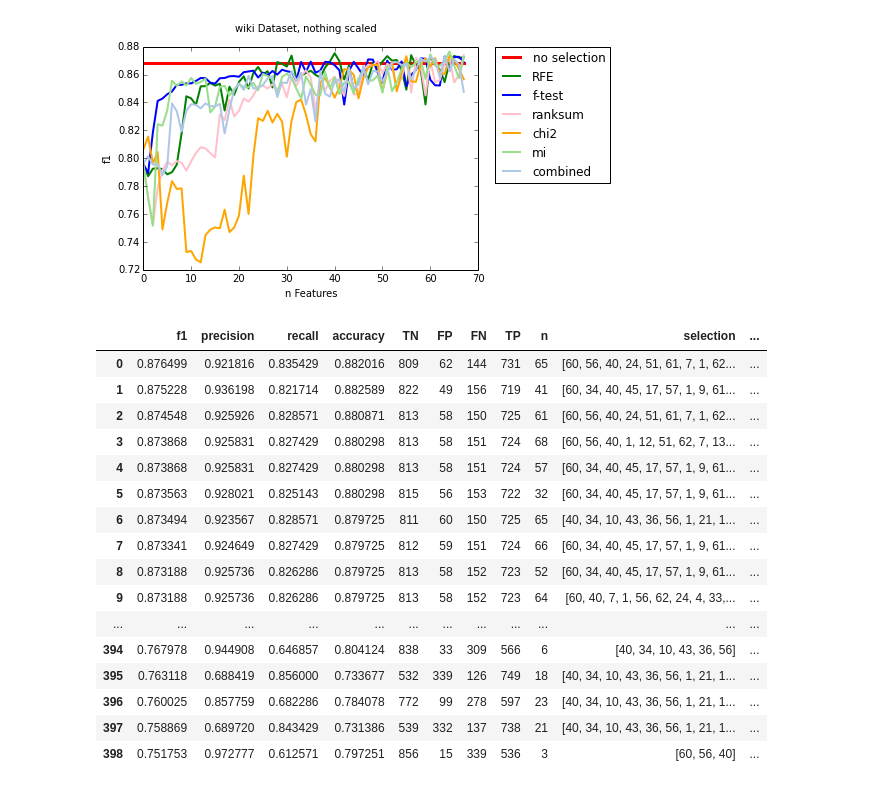
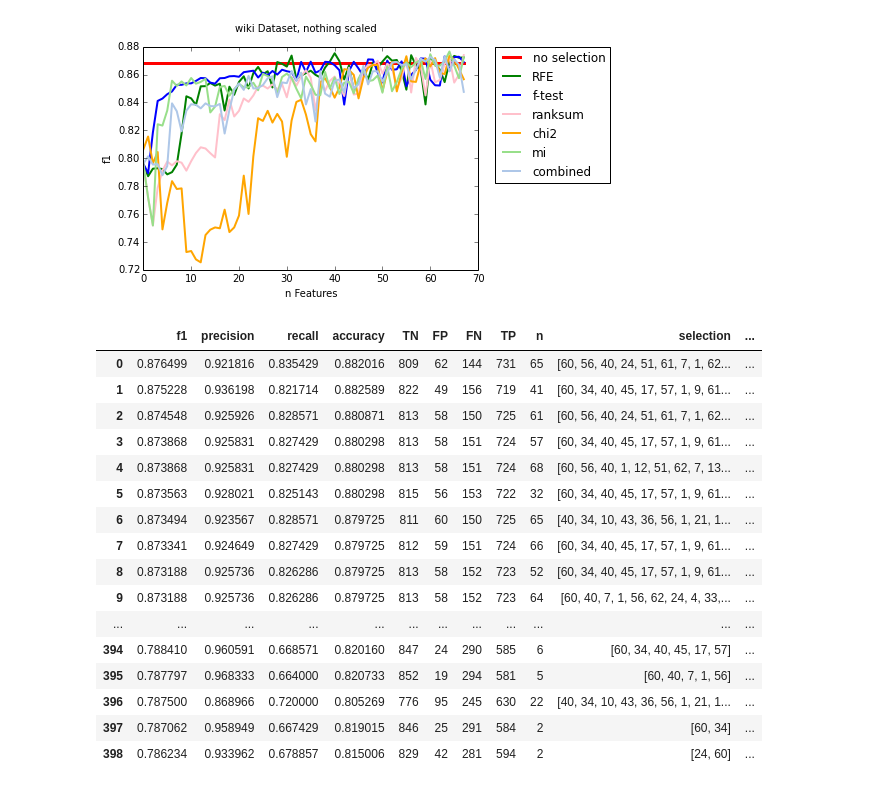
Before and after one commit to nischikata/AggressivenessClassification, a Jupyter notebook: test_stepwise_selection.ipynb, the cells around one changed output. Saved outputs shown, nothing was run; the diff lists cells and outputs as text; code cells hidden in the pictures.

```diff
--- a/test_stepwise_selection.ipynb
+++ b/test_stepwise_selection.ipynb
@@ -110,31 +58,31 @@ results.loc[results['source'] == 'RFE']
 # %%
 # WIKI
 
-w_dfs = get_stepwise_results(w_dev, w_val, w_filename, 'Datasets/W_SELECTIONS_RFE.csv')
+w_dfs = get_stepwise_results(w_dev, w_val, w_filename, w_rfe)
 w1_results = get_logReg_featureSelectionResults(w_dfs, w_lasso, out="Datasets/W_MODEL_LR_results.csv")
 
 
 plot_score(w_dfs, scorename='f1', start=0, end=69, title="wiki Dataset, nothing scaled")
 import pandas as pd
 pd.set_option('display.max_rows', len(w1_results))
 w1_results
 # %% [output]
 [figure]
 |  | f1 | precision | recall | accuracy | TN | FP | FN | TP | n | selection | ... |
 | 0 | 0.876499 | 0.921816 | 0.835429 | 0.882016 | 809 | 62 | 144 | 731 | 65 | [60, 56, 40, 24, 51, 61, 7, 1, 62... | ... |
 | 1 | 0.875228 | 0.936198 | 0.821714 | 0.882589 | 822 | 49 | 156 | 719 | 41 | [60, 34, 40, 45, 17, 57, 1, 9, 61... | ... |
 | 2 | 0.874548 | 0.925926 | 0.828571 | 0.880871 | 813 | 58 | 150 | 725 | 61 | [60, 56, 40, 24, 51, 61, 7, 1, 62... | ... |
-| 3 | 0.873868 | 0.925831 | 0.827429 | 0.880298 | 813 | 58 | 151 | 724 | 68 | [60, 56, 40, 1, 12, 51, 62, 7, 13... | ... |
-| 4 | 0.873868 | 0.925831 | 0.827429 | 0.880298 | 813 | 58 | 151 | 724 | 57 | [60, 34, 40, 45, 17, 57, 1, 9, 61... | ... |
+| 3 | 0.873868 | 0.925831 | 0.827429 | 0.880298 | 813 | 58 | 151 | 724 | 57 | [60, 34, 40, 45, 17, 57, 1, 9, 61... | ... |
+| 4 | 0.873868 | 0.925831 | 0.827429 | 0.880298 | 813 | 58 | 151 | 724 | 68 | [60, 56, 40, 1, 12, 51, 62, 7, 13... | ... |
 | 5 | 0.873563 | 0.928021 | 0.825143 | 0.880298 | 815 | 56 | 153 | 722 | 32 | [60, 34, 40, 45, 17, 57, 1, 9, 61... | ... |
 | 6 | 0.873494 | 0.923567 | 0.828571 | 0.879725 | 811 | 60 | 150 | 725 | 65 | [40, 34, 10, 43, 36, 56, 1, 21, 1... | ... |
 | 7 | 0.873341 | 0.924649 | 0.827429 | 0.879725 | 812 | 59 | 151 | 724 | 66 | [60, 34, 40, 45, 17, 57, 1, 9, 61... | ... |
 | 8 | 0.873188 | 0.925736 | 0.826286 | 0.879725 | 813 | 58 | 152 | 723 | 52 | [60, 34, 40, 45, 17, 57, 1, 9, 61... | ... |
 | 9 | 0.873188 | 0.925736 | 0.826286 | 0.879725 | 813 | 58 | 152 | 723 | 64 | [60, 40, 7, 1, 56, 62, 24, 4, 33,... | ... |
 | ... | ... | ... | ... | ... | ... | ... | ... | ... | ... | ... | ... |
-| 394 | 0.767978 | 0.944908 | 0.646857 | 0.804124 | 838 | 33 | 309 | 566 | 6 | [40, 34, 10, 43, 36, 56] | ... |
-| 395 | 0.763118 | 0.688419 | 0.856000 | 0.733677 | 532 | 339 | 126 | 749 | 18 | [40, 34, 10, 43, 36, 56, 1, 21, 1... | ... |
-| 396 | 0.760025 | 0.857759 | 0.682286 | 0.784078 | 772 | 99 | 278 | 597 | 23 | [40, 34, 10, 43, 36, 56, 1, 21, 1... | ... |
-| 397 | 0.758869 | 0.689720 | 0.843429 | 0.731386 | 539 | 332 | 137 | 738 | 21 | [40, 34, 10, 43, 36, 56, 1, 21, 1... | ... |
-| 398 | 0.751753 | 0.972777 | 0.612571 | 0.797251 | 856 | 15 | 339 | 536 | 3 | [60, 56, 40] | ... |
+| 394 | 0.788410 | 0.960591 | 0.668571 | 0.820160 | 847 | 24 | 290 | 585 | 6 | [60, 34, 40, 45, 17, 57] | ... |
+| 395 | 0.787797 | 0.968333 | 0.664000 | 0.820733 | 852 | 19 | 294 | 581 | 5 | [60, 40, 7, 1, 56] | ... |
+| 396 | 0.787500 | 0.868966 | 0.720000 | 0.805269 | 776 | 95 | 245 | 630 | 22 | [40, 34, 10, 43, 36, 56, 1, 21, 1... | ... |
+| 397 | 0.787062 | 0.958949 | 0.667429 | 0.819015 | 846 | 25 | 291 | 584 | 2 | [60, 34] | ... |
+| 398 | 0.786234 | 0.933962 | 0.678857 | 0.815006 | 829 | 42 | 281 | 594 | 2 | [24, 60] | ... |
 # %%
```
Also changed, not shown: parts of 7 cells of this notebook, 21 other files.
